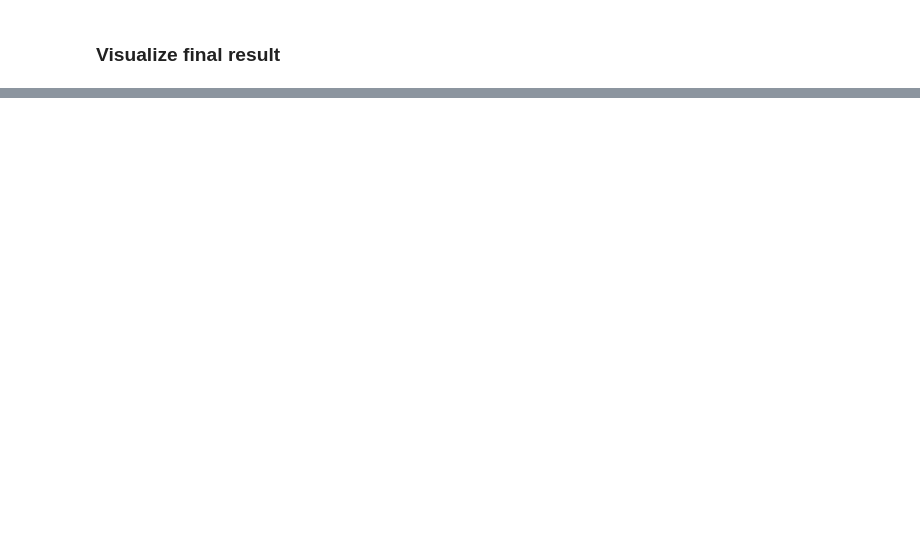
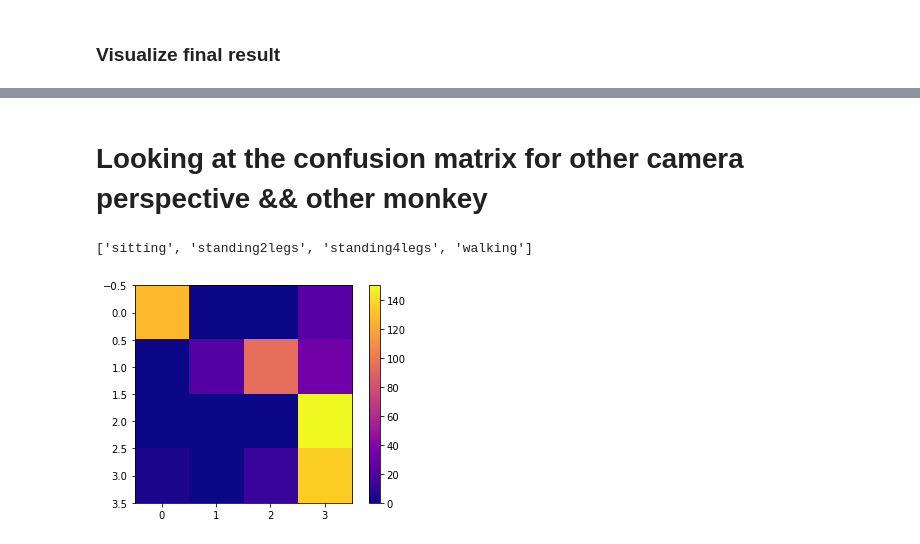
Before and after one commit to mnuske/monkey-pose-classification, a Jupyter notebook: pose_prediction.ipynb, the cells around one changed output, grey strips where cells are left out. Saved outputs shown, nothing was run; the diff lists cells and outputs as text; code cells hidden in the pictures; blank space fills up the shorter version.

Commit message:
inference added as well as confusion matrix

```diff
--- a/pose_prediction.ipynb
+++ b/pose_prediction.ipynb
@@ -203,0 +243,44 @@ model_visualization(finetune_model)
+# %% [markdown]
+# Looking at the confusion matrix for other camera perspective && other monkey
+# %%
+res_model = torch.load('model_final.pth')
+device = torch.device("cuda:0" if torch.cuda.is_available() else "cpu")
+res_model.to(device)
+
+
+directory_data = Path('/media/hdd2/matthias', 'datasets', 'monkey_poses')
+
+datasets_images = {'test': datasets.ImageFolder((directory_data / 'test'), transforming_data['test'])}
+loaders_data = {'test': torch.utils.data.DataLoader(datasets_images['test'], batch_size=4,
+                                             shuffle=True, num_workers=4)}
+
+
+size_dataset = {'test': len(datasets_images['test'])}
+class_names = datasets_images['test'].classes
+
+gt_labels = []
+pred_labels = []
+for inputs, labels in loaders_data['test']: ## Iterating over data.
+    inputs = inputs.to(device)
+    gt_labels.append(np.array(labels))
+
+    outputs = res_model(inputs)
+    _, preds = torch.max(outputs, 1)
+    pred_labels.append(np.array(preds.cpu()))
+
+gt = np.array(gt_labels).flatten()
+pred = np.array(pred_labels).flatten()
+# %%
+# gt.shape = 600
+# pred.shape = 600
+print(class_names)
+from sklearn.metrics import confusion_matrix
+
+cmat = confusion_matrix(gt, pred)
+import matplotlib.pyplot as plt
+plt.imshow(cmat, cmap='plasma')
+plt.colorbar()
+plt.show()
+# %% [output]
+['sitting', 'standing2legs', 'standing4legs', 'walking']
+[figure, added]
```
Also changed, not shown: parts of 9 cells of this notebook.
